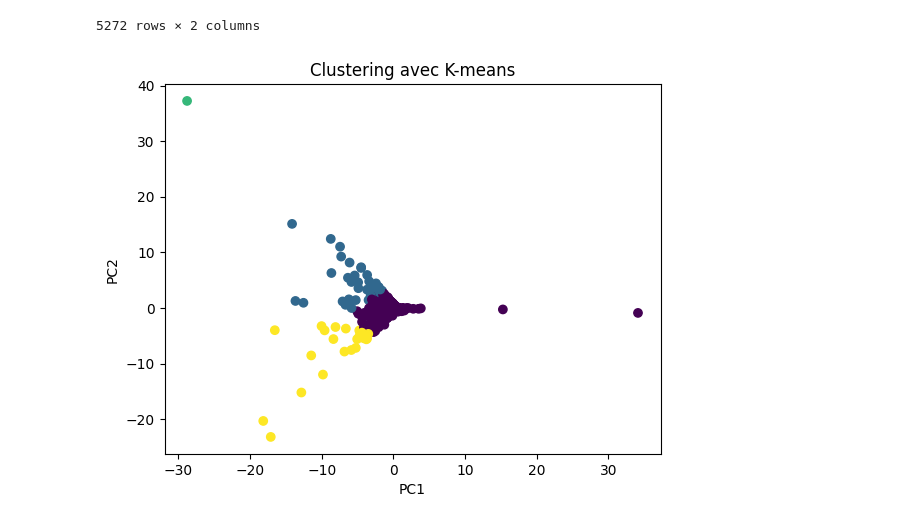
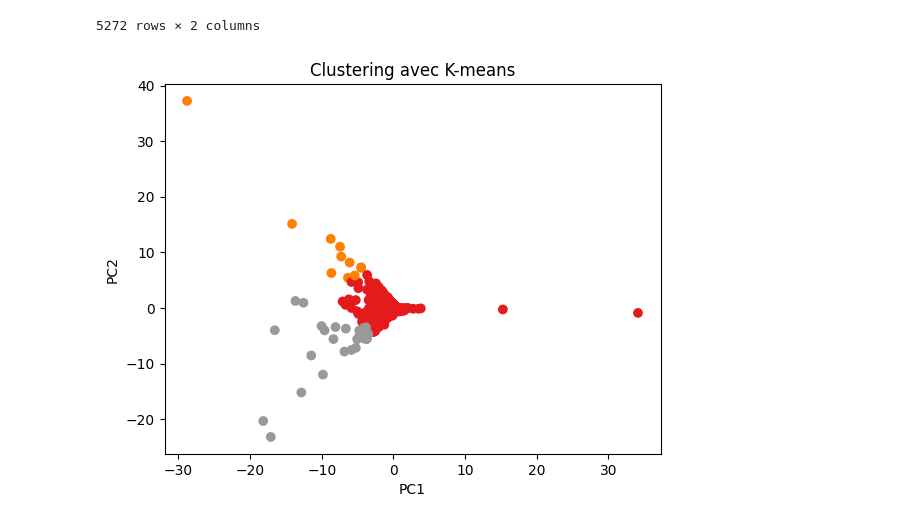
Before and after one commit to Evgeni1494/SegmentationClient, a Jupyter notebook: Clustering.ipynb, the cells around one changed output. Saved outputs shown, nothing was run; the diff lists cells and outputs as text; code cells hidden in the pictures.

```diff
--- a/Clustering.ipynb
+++ b/Clustering.ipynb
@@ -304,39 +311,42 @@ from sklearn.preprocessing import StandardScaler
 
 # Charger le dataset
 df = df_test
 
 # Sélectionner les colonnes à utiliser pour le clustering (R, F, M)
-X = df[['PC1','PC2']]
+X = df[['PC1', 'PC2']]
 
 # Appliquer la transformation de mise à l'échelle avec StandardScaler
 scaler = StandardScaler()
 X_scaled = scaler.fit_transform(X)
 
 # Définir le nombre de clusters
-num_clusters = 4
+num_clusters = 3
 
 # Créer une instance du modèle K-means avec une initialisation K-means++
 kmeans = KMeans(n_clusters=num_clusters, init='k-means++', random_state=42)
 
 # Effectuer le clustering
 kmeans.fit(X_scaled)
 
 # Obtenir les labels de clusters assignés à chaque échantillon
 labels = kmeans.labels_
 
 # Ajouter les labels de clusters au DataFrame
 df['Cluster'] = labels
 
 # Visualiser les clusters en utilisant un diagramme en nuage de points
-plt.scatter(df['PC1'], df['PC2'], c=df['Cluster'], cmap='viridis')
+plt.scatter(df['PC1'], df['PC2'], c=df['Cluster'], cmap='Set1')
 plt.xlabel('PC1')
 plt.ylabel('PC2')
 plt.title('Clustering avec K-means')
-# plt.xscale('log')
-# plt.yscale('log')
+
+# Ajouter des annotations aux points
+# for i, row in df.iterrows():
+#     plt.annotate(row['Cluster'], (row['PC1'], row['PC2']), textcoords="offset points", xytext=(0,10), ha='center')
+
 plt.show()
 # %% [output]
-[figure, old version]
+[figure, new version]
 # %%
 # Effectuer un groupby sur la colonne "Cluster"
 df_grouped = df_cleansed.groupby('Cluster').describe()
```
Also changed, not shown: parts of 9 cells of this notebook, 2 other files.
